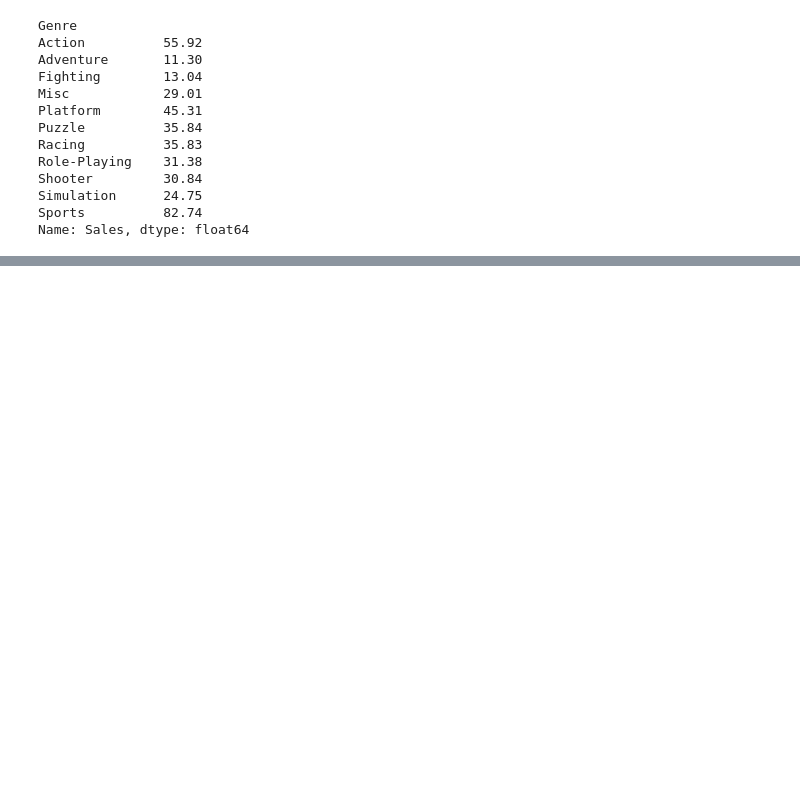
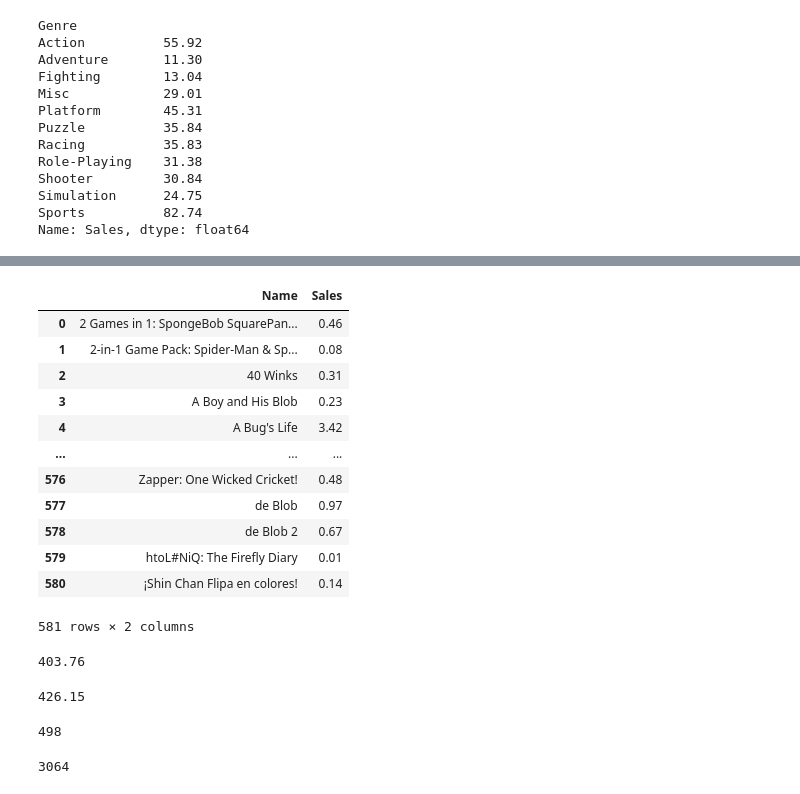
Before and after one commit to IlTACK-OH/Section1_project, a Jupyter notebook: Section1_project.ipynb, the cells around one changed output, grey strips where cells are left out. Saved outputs shown, nothing was run; the diff lists cells and outputs as text; code cells hidden in the pictures; blank space fills up the shorter version.

```diff
--- a/Section1_project.ipynb
+++ b/Section1_project.ipynb
@@ -727,0 +806,33 @@ Name: Sales, dtype: float64
+# %%
+plat_sale = df_sub[df_sub.Genre == 'Platform'].groupby('Name',as_index=False).Sales.sum()
+plat_sale
+# %% [output]
+|  | Name | Sales |
+| 0 | 2 Games in 1: SpongeBob SquarePan... | 0.46 |
+| 1 | 2-in-1 Game Pack: Spider-Man & Sp... | 0.08 |
+| 2 | 40 Winks | 0.31 |
+| 3 | A Boy and His Blob | 0.23 |
+| 4 | A Bug's Life | 3.42 |
+| ... | ... | ... |
+| 576 | Zapper: One Wicked Cricket! | 0.48 |
+| 577 | de Blob | 0.97 |
+| 578 | de Blob 2 | 0.67 |
+| 579 | htoL#NiQ: The Firefly Diary | 0.01 |
+| 580 | ¡Shin Chan Flipa en colores! | 0.14 |
+581 rows × 2 columns
+# %%
+plat_sale[~(plat_sale.Publisher=='Nintendo')].Sales.sum()
+# %% [output]
+403.76
+# %%
+plat_sale[plat_sale.Publisher=='Nintendo'].Sales.sum()
+# %% [output]
+426.15
+# %%
+plat_sale[~(plat_sale.Publisher=='Nintendo')].shape[0]
+# %% [output]
+498
+# %%
+plat_sale[~(plat_sale.Publisher=='Nintendo')].shape[0]
+# %% [output]
+3064
```
Also changed, not shown: parts of 29 cells of this notebook.
